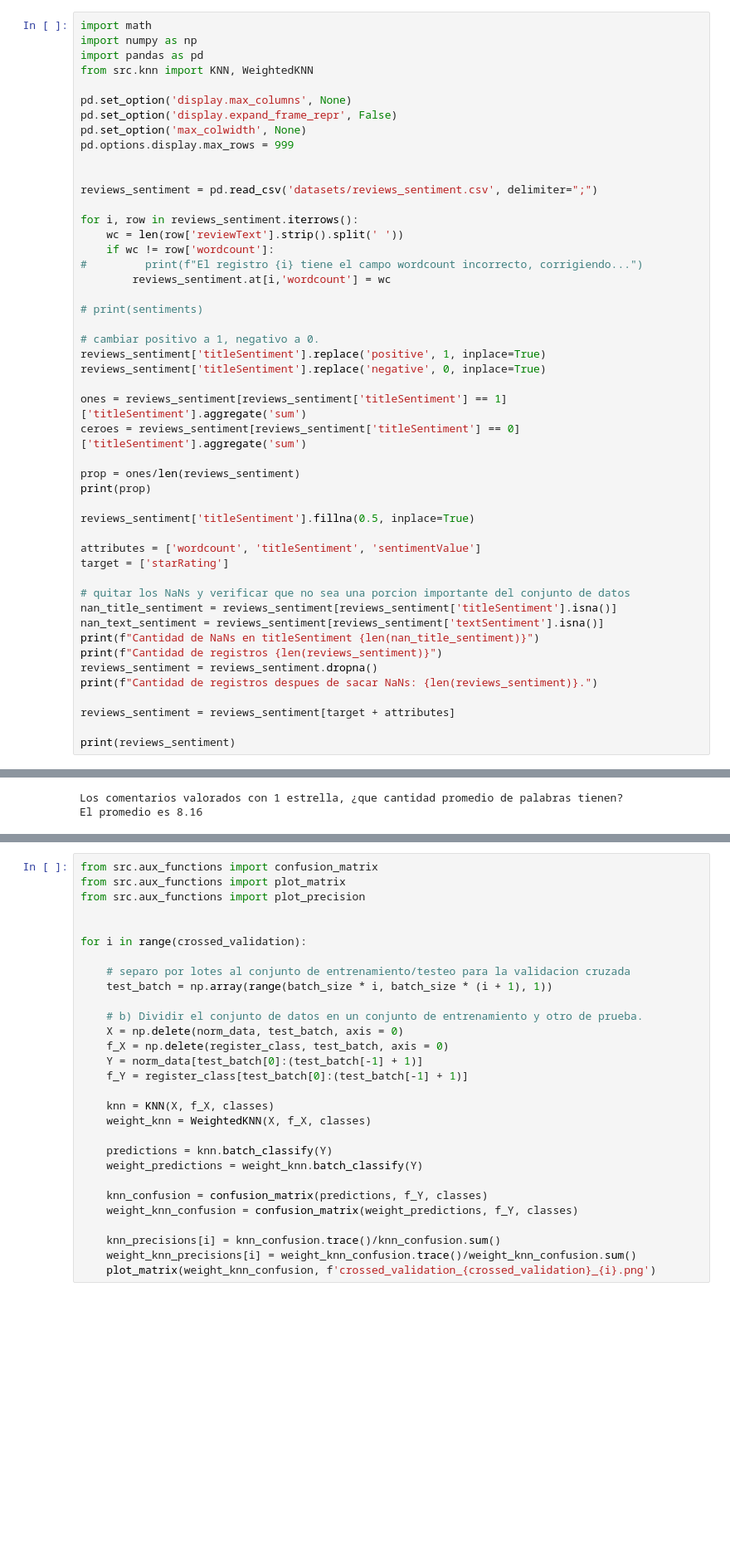
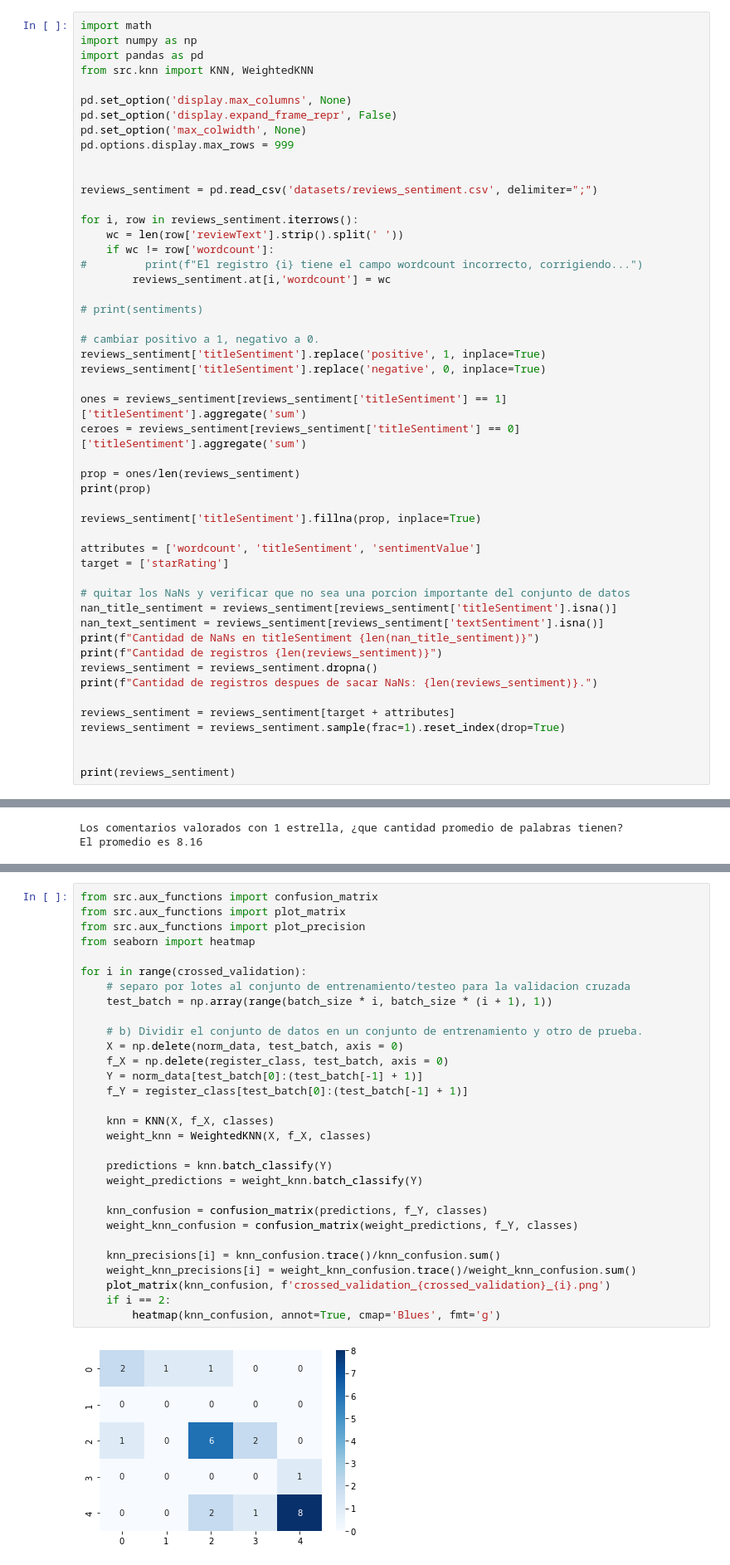
Before and after one commit to gsilvatici/MachineLearningStories, a Jupyter notebook: tp2/ej2.ipynb, the cells around one changed output, grey strips where cells are left out. Shown at 83% size. Cells and saved outputs as stored; diff of their text form; blank space fills up the shorter version.

```diff
--- a/tp2/ej2.ipynb
+++ b/tp2/ej2.ipynb
@@ -30,7 +30,7 @@ ceroes = reviews_sentiment[reviews_sentiment['titleSentiment'] == 0]['titleSenti
 prop = ones/len(reviews_sentiment)
 print(prop)
 
-reviews_sentiment['titleSentiment'].fillna(0.5, inplace=True)
+reviews_sentiment['titleSentiment'].fillna(prop, inplace=True)
 
 attributes = ['wordcount', 'titleSentiment', 'sentimentValue']
 target = ['starRating']
@@ -44,6 +44,8 @@ reviews_sentiment = reviews_sentiment.dropna()
 print(f"Cantidad de registros despues de sacar NaNs: {len(reviews_sentiment)}.")
 
 reviews_sentiment = reviews_sentiment[target + attributes]
+reviews_sentiment = reviews_sentiment.sample(frac=1).reset_index(drop=True)
+
 
 print(reviews_sentiment)
 # %% [output]
@@ -94,29 +115,32 @@ weight_knn_precisions = np.zeros(crossed_validation)
 # %%
 from src.aux_functions import confusion_matrix
 from src.aux_functions import plot_matrix
 from src.aux_functions import plot_precision
-
+from seaborn import heatmap
 
 for i in range(crossed_validation):
-
     # separo por lotes al conjunto de entrenamiento/testeo para la validacion cruzada
     test_batch = np.array(range(batch_size * i, batch_size * (i + 1), 1))
 
     # b) Dividir el conjunto de datos en un conjunto de entrenamiento y otro de prueba.
     X = np.delete(norm_data, test_batch, axis = 0)
     f_X = np.delete(register_class, test_batch, axis = 0)
     Y = norm_data[test_batch[0]:(test_batch[-1] + 1)]
     f_Y = register_class[test_batch[0]:(test_batch[-1] + 1)]
 
     knn = KNN(X, f_X, classes)
     weight_knn = WeightedKNN(X, f_X, classes)
 
     predictions = knn.batch_classify(Y)
     weight_predictions = weight_knn.batch_classify(Y)
 
     knn_confusion = confusion_matrix(predictions, f_Y, classes)
     weight_knn_confusion = confusion_matrix(weight_predictions, f_Y, classes)
 
     knn_precisions[i] = knn_confusion.trace()/knn_confusion.sum()
     weight_knn_precisions[i] = weight_knn_confusion.trace()/weight_knn_confusion.sum()
-    plot_matrix(weight_knn_confusion, f'crossed_validation_{crossed_validation}_{i}.png')
+    plot_matrix(knn_confusion, f'crossed_validation_{crossed_validation}_{i}.png')
+    if i == 2:
+        heatmap(knn_confusion, annot=True, cmap='Blues', fmt='g')
+# %% [output]
+[figure, added]
```
Also changed, not shown: parts of 12 cells of this notebook.
